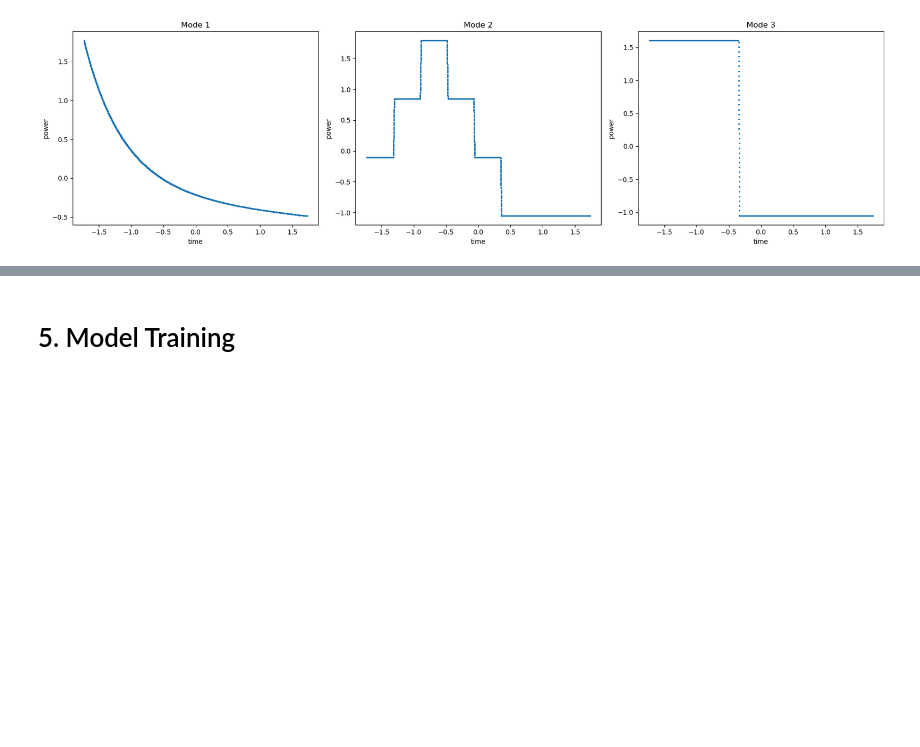
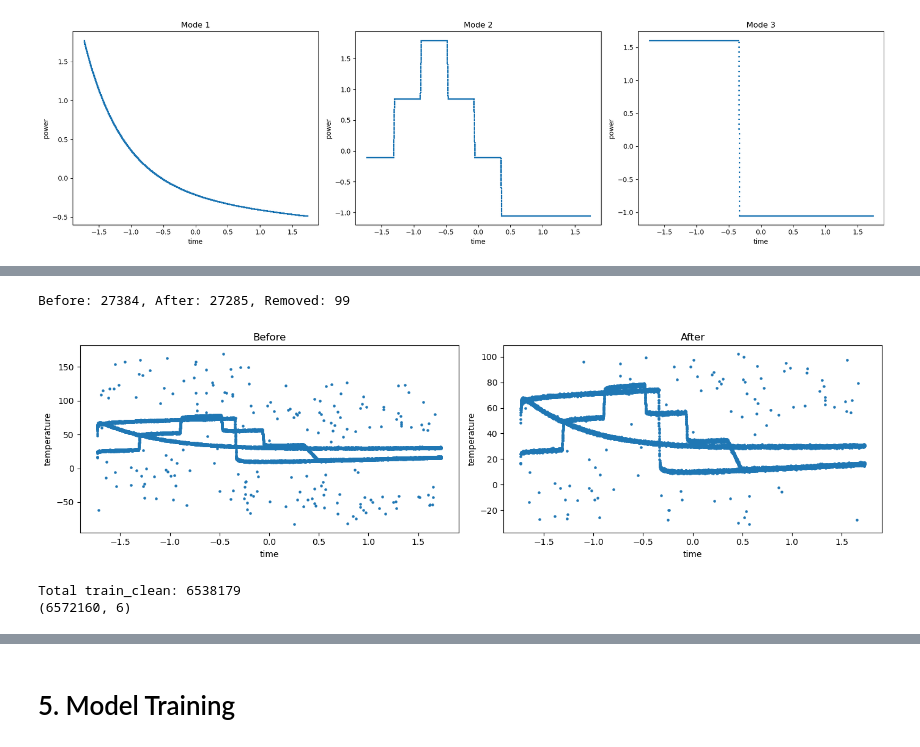
Before and after one commit to alicebeast/FinalProject_ML, a Jupyter notebook: train.ipynb, the cells around one changed output, grey strips where cells are left out. Drawn from its saved outputs; the diff is of its cells as text; code cells hidden in the pictures; blank space fills up the shorter version.

```diff
--- a/train.ipynb
+++ b/train.ipynb
@@ -292,0 +362,40 @@ plt.show()
+# %%
+subset_clean = subset[np.abs(stats.zscore(subset['temperature'])) < 3]
+
+print(f"Before: {len(subset)}, After: {len(subset_clean)}, Removed: {len(subset) - len(subset_clean)}")
+
+# Plot to compare
+fig, axes = plt.subplots(1, 2, figsize=(14, 4))
+subset.plot(kind='scatter', x='time', y='temperature', ax=axes[0], title='Before', s=5)
+subset_clean.plot(kind='scatter', x='time', y='temperature', ax=axes[1], title='After', s=5)
+plt.tight_layout()
+plt.show()
+# %% [output]
+Before: 27384, After: 27285, Removed: 99
+[figure, added]
+# %%
+#cleans each modes and each sensors separatly
+mode1_clean = (
+    mode1.merge(sensors_unique, on='sensor')
+    .groupby('sensor', group_keys=False)
+    .apply(lambda df: remove_outliers(df))
+)
+
+mode2_clean = (
+    mode2.merge(sensors_unique, on='sensor')
+    .groupby('sensor', group_keys=False)
+    .apply(lambda df: remove_outliers(df))
+)
+
+mode3_clean = (
+    mode3.merge(sensors_unique, on='sensor')
+    .groupby('sensor', group_keys=False)
+    .apply(lambda df: remove_outliers(df))
+)
+
+train_clean = pd.concat([mode1_clean, mode2_clean, mode3_clean], ignore_index=True)
+print(f"Total train_clean: {len(train_clean)}")
+print(train.shape)
+# %% [output]
+Total train_clean: 6538179
+(6572160, 6)
```
Also changed, not shown: parts of 23 cells of this notebook, 6 other files.
